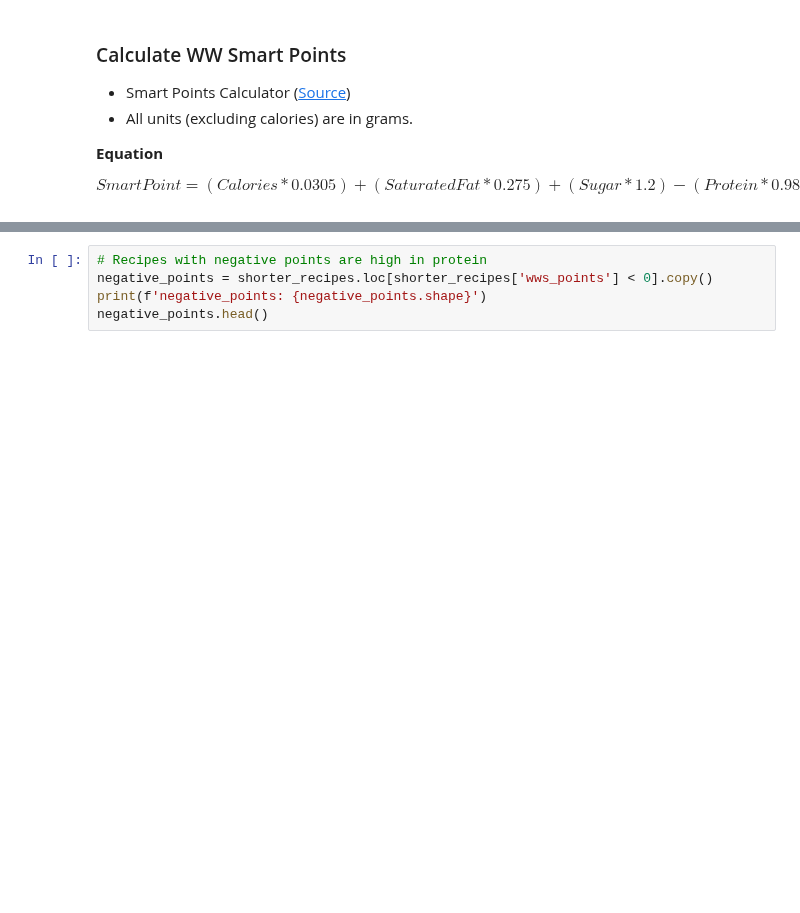
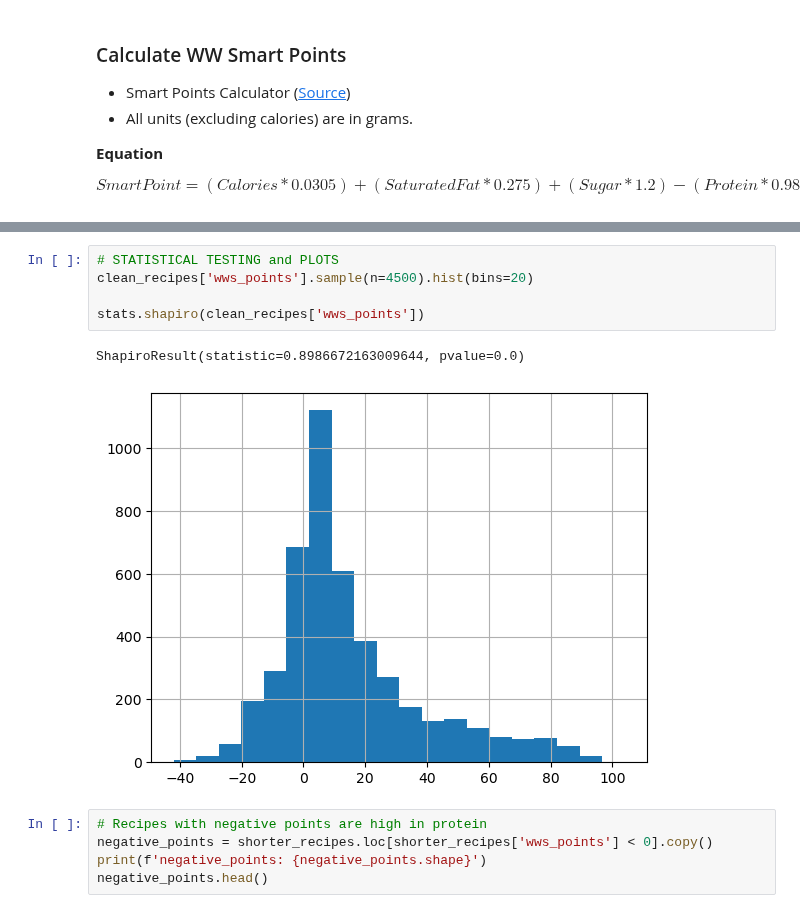
Before and after one commit to alyssahondrade/Project1, a Jupyter notebook: recipes_exploration.ipynb, the cells around one changed output, grey strips where cells are left out. Drawn from its saved outputs; the diff is of its cells as text; blank space fills up the shorter version.

```diff
--- a/recipes_exploration.ipynb
+++ b/recipes_exploration.ipynb
@@ -859,4 +925,12 @@ max        104.000000
 Name: wws_points, dtype: float64
+# %%
+# STATISTICAL TESTING and PLOTS
+clean_recipes['wws_points'].sample(n=4500).hist(bins=20)
+
+stats.shapiro(clean_recipes['wws_points'])
+# %% [output]
+ShapiroResult(statistic=0.8986672163009644, pvalue=0.0)
+[figure, added]
 # %%
 # Recipes with negative points are high in protein
 negative_points = shorter_recipes.loc[shorter_recipes['wws_points'] < 0].copy()
```
Also changed, not shown: parts of 12 cells of this notebook, 4 other files.
